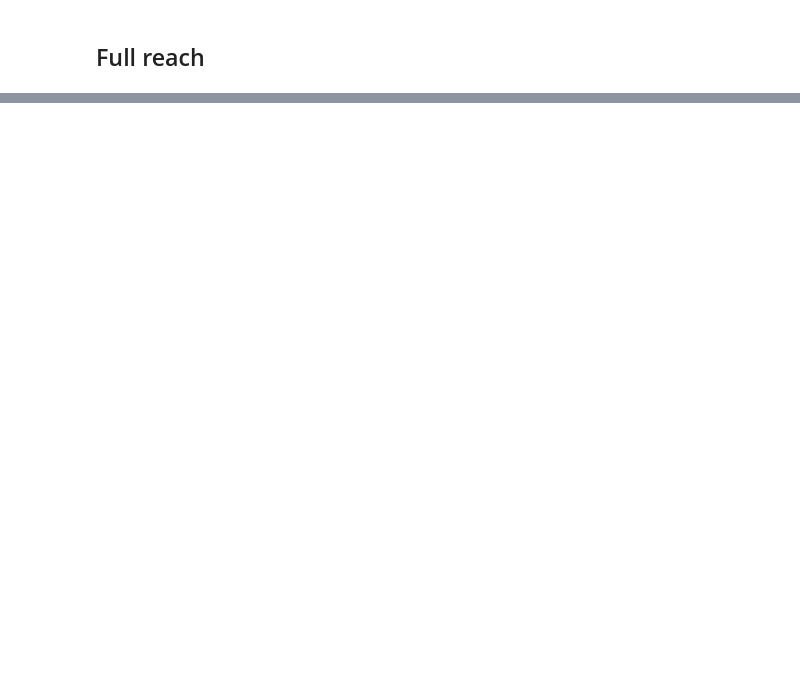
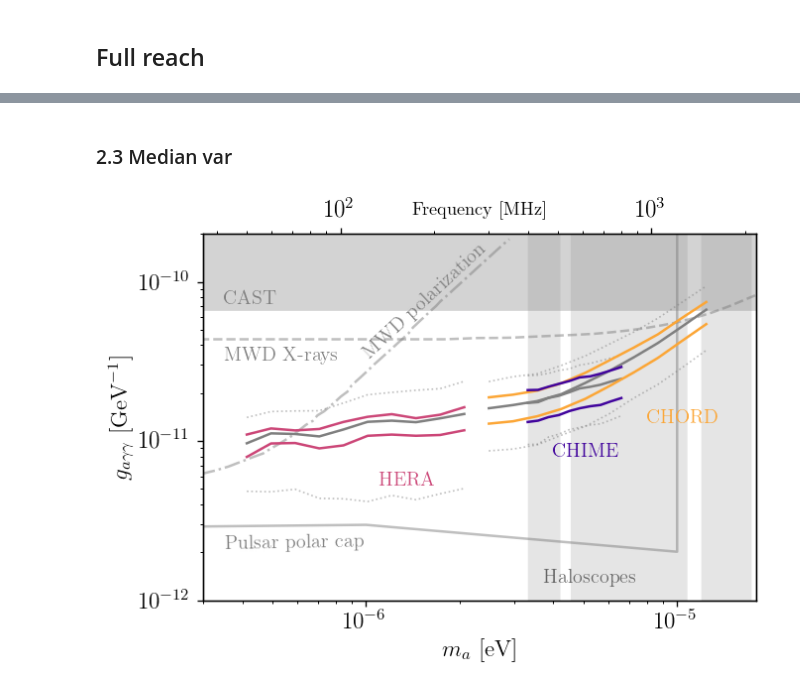
Before and after one commit to yitiansun/axion-mirror, a Jupyter notebook: estimates/plot_reach.ipynb, the cells around one changed output, grey strips where cells are left out. Saved outputs shown, nothing was run; the diff lists cells and outputs as text; code cells hidden in the pictures; blank space fills up the shorter version.

```diff
--- a/estimates/plot_reach.ipynb
+++ b/estimates/plot_reach.ipynb
@@ -228,0 +302,23 @@ fig.savefig(f'../outputs/reach_plots/reach_{var_flag}.pdf')
+# %% [markdown]
+### 2.3 Median var
+# %%
+pc_names = ['HERA', 'CHORD', 'CHIME']
+var_flags = ['tf30', 'tf300']
+save_name = 'tf'
+
+fig, ax = plt.subplots()
+
+for pc_name in pc_names:
+    pc = pc_dict[pc_name]
+    samples_prefix = f"../outputs/plot_data/{pc.name}"
+    plot_samples(ax, samples_prefix+"/total-base.h5", mode='base')
+    plot_samples(ax, samples_prefix+f"/total-{var_flags[0]}.h5", mode='median', color=color_dict[pc_name], zorder=zorder_dict[pc_name])
+    plot_samples(ax, samples_prefix+f"/total-{var_flags[1]}.h5", mode='median', color=color_dict[pc_name], zorder=zorder_dict[pc_name])
+
+plot_full_reach_labels(ax, pc_names, color_dict, label_dict, label_xy_dict)
+plot_full_reach_extras(ax, mode='ylow')
+set_full_reach_axes(ax, y_upper=2e-10)
+
+fig.savefig(f'../outputs/reach_plots/reach_{save_name}.pdf')
+# %% [output]
+[figure, added]
```
Also changed, not shown: parts of 13 cells of this notebook, 9 other files.
